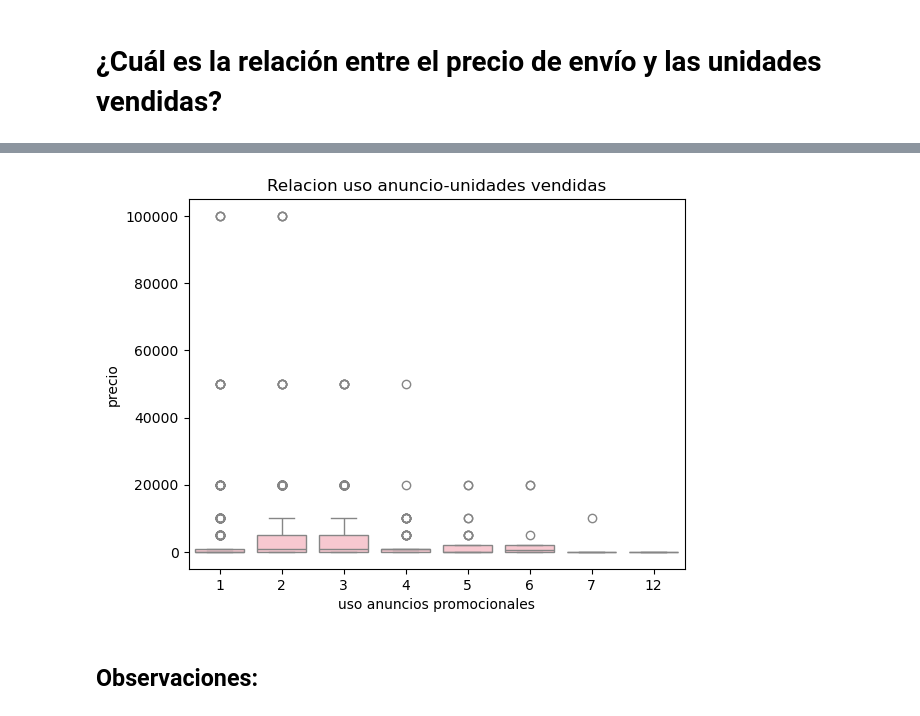
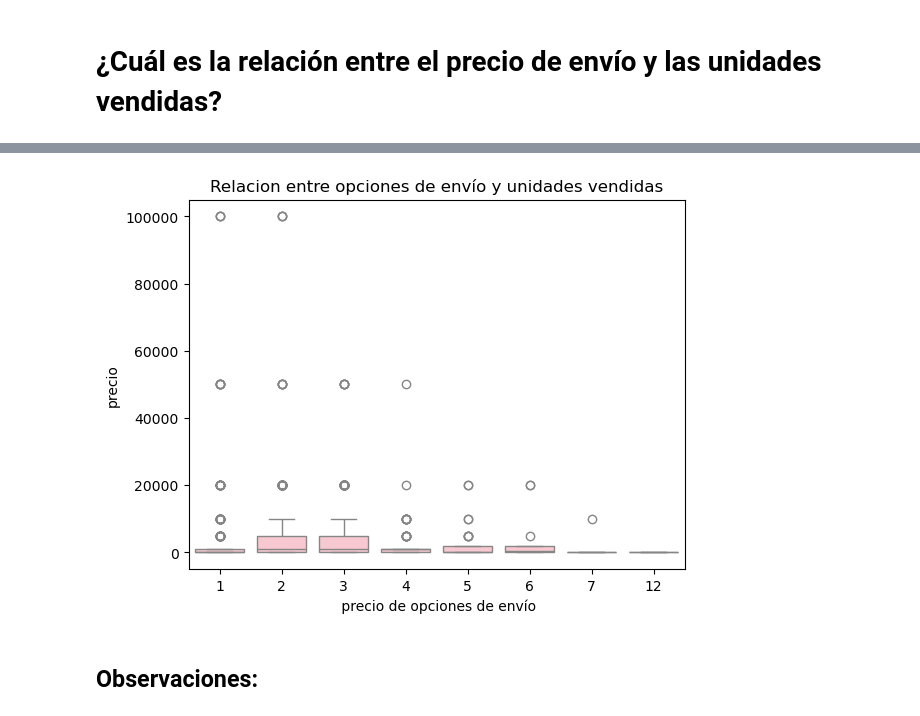
Before and after one commit to AlmuSF/Adalab-repositorio_pair_modulo3, a Jupyter notebook: Pair7_visualizacion.ipynb, the cells around one changed output, grey strips where cells are left out. Saved outputs shown, nothing was run; the diff lists cells and outputs as text; code cells hidden in the pictures.

```diff
--- a/Pair7_visualizacion.ipynb
+++ b/Pair7_visualizacion.ipynb
@@ -257,11 +221,11 @@ plt.ylabel("units_sold");
 # %%
 sns.boxplot(x= 'shipping_option_price', y='units_sold', data=df_mer, color= 'pink')
-plt.title('Relacion uso anuncio-unidades vendidas')
+plt.title('Relacion entre opciones de envío y unidades vendidas')
 plt.ylabel('precio')
-plt.xlabel('uso anuncios promocionales')
+plt.xlabel(' precio de opciones de envío')
 plt.show()
 # %% [output]
-[figure, old version]
+[figure, new version]
 # %% [markdown]
 Observaciones:
 -
```
Also changed, not shown: parts of 7 cells of this notebook.
